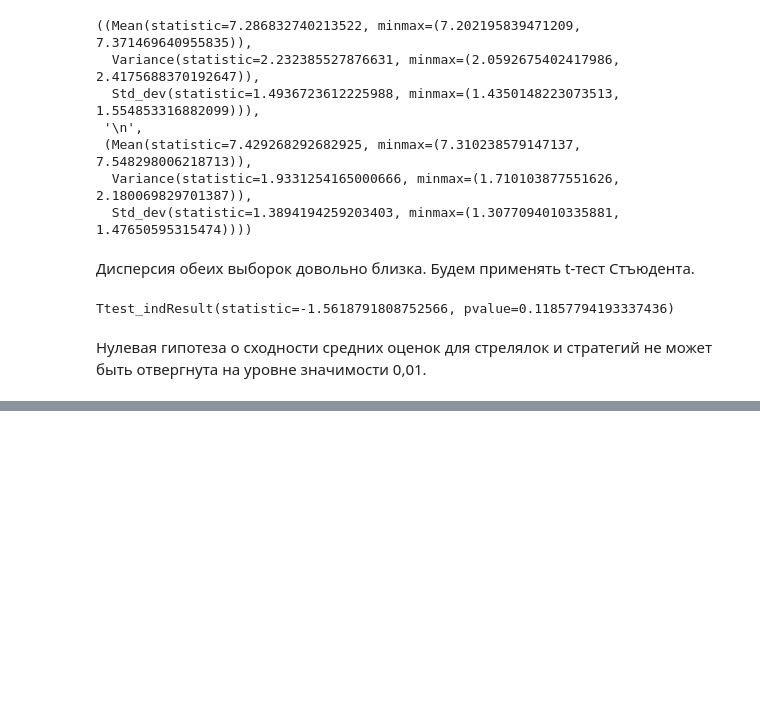
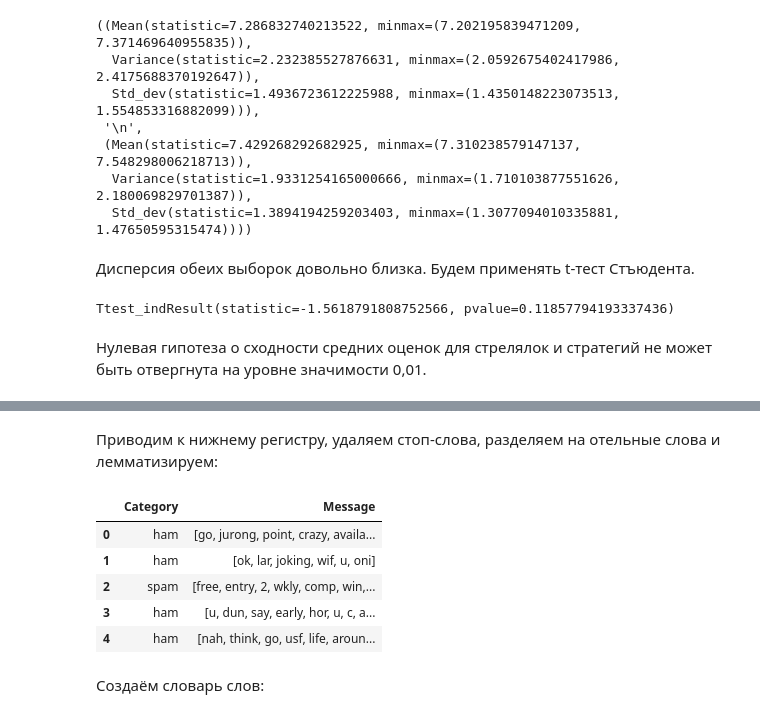
Before and after one commit to xbbt/Netology_DS_course, a Jupyter notebook: Statistics/case_study/Case_study_homework.ipynb, the cells around one changed output, grey strips where cells are left out. Cells and saved outputs as stored; diff of their text form; code cells hidden in the pictures; blank space fills up the shorter version.

```diff
--- a/Statistics/case_study/Case_study_homework.ipynb
+++ b/Statistics/case_study/Case_study_homework.ipynb
@@ -182,0 +210,23 @@ tfidf_matrix = pd.DataFrame(tfidf_matrix.toarray(), columns=cname)
+# %% [markdown]
+Приводим к нижнему регистру, удаляем стоп-слова, разделяем на отельные слова и лемматизируем:
+# %%
+# check what is split to set
+stopword_set = set(stopwords.words('english'))
+word_net_lemmatizer = WordNetLemmatizer()
+messages['Message'] = (messages['Message']
+                       .apply(lambda x: x.lower())
+                       .apply(lambda x: re.sub('[\W_]+', ' ', x))
+                       .apply(lambda x: x.split())
+                       .apply(lambda x: [i for i in x if i not in stopword_set])
+                       .apply(lambda x: [word_net_lemmatizer.lemmatize(i) for i in x])
+                      )
+messages.head()
+# %% [output]
+|  | Category | Message |
+| 0 | ham | [go, jurong, point, crazy, availa... |
+| 1 | ham | [ok, lar, joking, wif, u, oni] |
+| 2 | spam | [free, entry, 2, wkly, comp, win,... |
+| 3 | ham | [u, dun, say, early, hor, u, c, a... |
+| 4 | ham | [nah, think, go, usf, life, aroun... |
+# %% [markdown]
+Создаём словарь слов:
```
Also changed, not shown: parts of 13 cells of this notebook.
